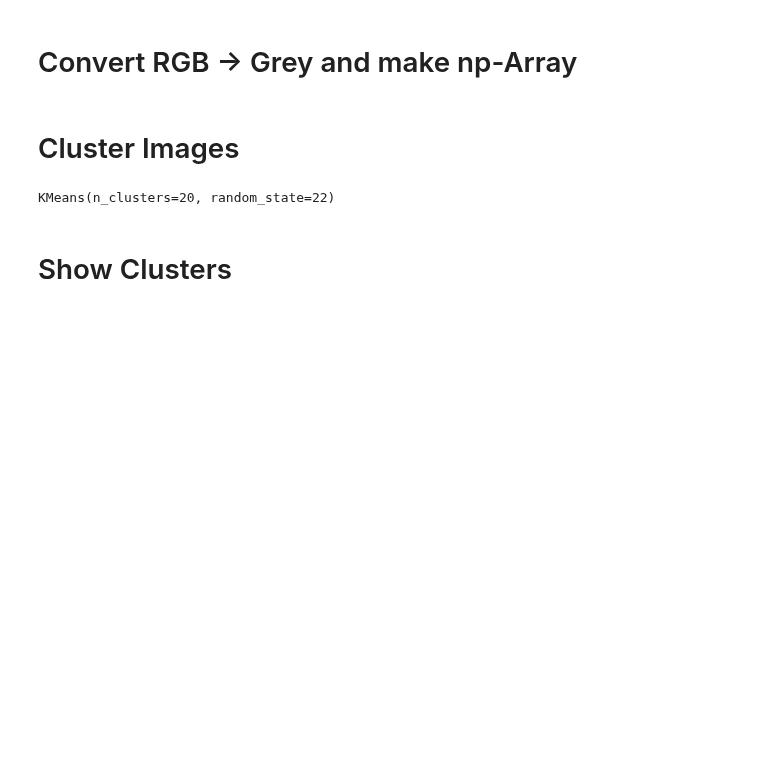
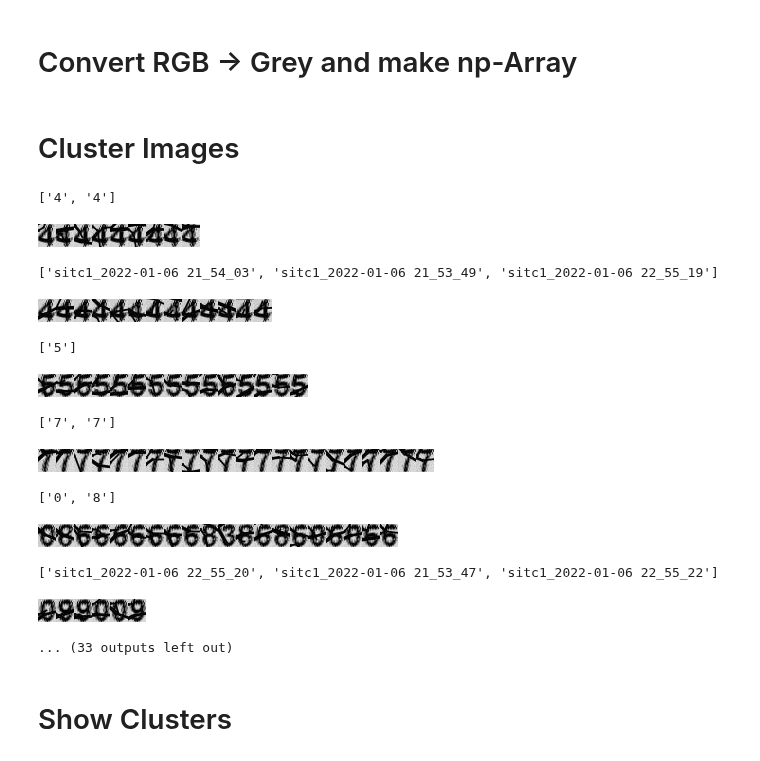
Before and after one commit to fmspatrickrosendahl/my-first-binder, a Jupyter notebook: notebooks/SITC1/preprocess_sitc1.ipynb, the cells around one changed output. Drawn from its saved outputs; the diff is of its cells as text; code cells hidden in the pictures; blank space fills up the shorter version.

```diff
--- a/notebooks/SITC1/preprocess_sitc1.ipynb
+++ b/notebooks/SITC1/preprocess_sitc1.ipynb
@@ -75,19 +77,73 @@ from sklearn.cluster import KMeans
 
 #20 clusters : 0...9 / "upware bent","downward bent"
 
-kmeans1 = KMeans(n_clusters=20,random_state=22)
-kmeans1.fit(np_digit1)
+def cluster_kmeans( np_digits, clusters ) :
+    kmeans = KMeans(n_clusters=clusters,random_state=22)
+    return kmeans.fit( np_digits )
 
-kmeans2 = KMeans(n_clusters=20,random_state=22)
-kmeans2.fit(np_digit2)
-
-kmeans3 = KMeans(n_clusters=20,random_state=22)
-kmeans3.fit(np_digit3)
-
-kmeans4 = KMeans(n_clusters=20,random_state=22)
-kmeans4.fit(np_digit4)
+kmeans1 = cluster_kmeans( np_digit1, 22 )
-# %% [output]
-KMeans(n_clusters=20, random_state=22)
+# %%
+def display_imagelist( group_ims ) :
+    l = len(group_ims)
+    #print(g, l)
+    width = group_ims[0].size[0]
+    im_concat = Image.new("L", (width * l, group_ims[0].size[1]))
+    offset=0
+    for im in group_ims:
+        im_concat.paste(im, (offset,0))
+        offset += width
+    display(im_concat)
+
+def group_clusters( digits, labels, filenames, index ) :
+    groups = {}
+    filelabels = {}
+    for im, cluster, filename in zip(digits, labels, filenames):
+        if cluster not in groups.keys():
+            groups[cluster] = []
+            groups[cluster].append(im)
+            filelabels[cluster] = []
+            filelabels[cluster].append(filename)
+        else:
+            groups[cluster].append(im)
+            filelabels[cluster].append(filename)
+    # postprocess filelabels
+    for key in filelabels.keys():
+        flabels = []
+        for lab in filelabels[key]:
+            if len(lab) == 4 :
+                flabels.append(lab[index])
+        if len(flabels) == 0 :
+            flabels.append(filelabels[key][0])
+            flabels.append(filelabels[key][1])
+            flabels.append(filelabels[key][2])
+        print(flabels)
+        display_imagelist(groups[key])
+    return groups
+
+def display_cluster( groups ) :
+    for g in groups:
+        group_ims = groups[g]
+        display_imagelist( group_ims )
+    print()
+
+groups1 = group_clusters( digit1, kmeans1.labels_, filenames, 0 )
+#display_cluster( groups1 )
+
+kmeans1.predict( [np_digit1[-1]] )
+# %% [output]
+['4', '4']
+[figure, added]
+['sitc1_2022-01-06 21_54_03', 'sitc1_2022-01-06 21_53_49', 'sitc1_2022-01-06 22_55_19']
+[figure, added]
+['5']
+[figure, added]
+['7', '7']
+[figure, added]
+['0', '8']
+[figure, added]
+['sitc1_2022-01-06 22_55_20', 'sitc1_2022-01-06 21_53_47', 'sitc1_2022-01-06 22_55_22']
+[figure, added]
+... (33 outputs left out)
 # %% [markdown]
 # Show Clusters
 # %%
```
Also changed, not shown: parts of 4 cells of this notebook.
